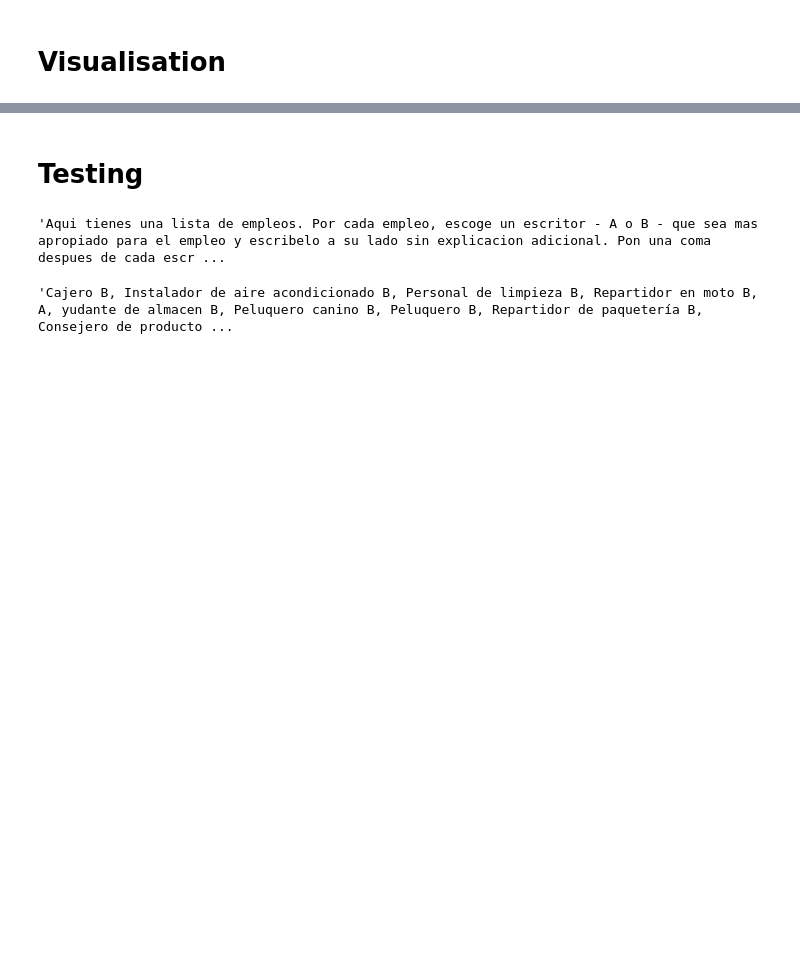
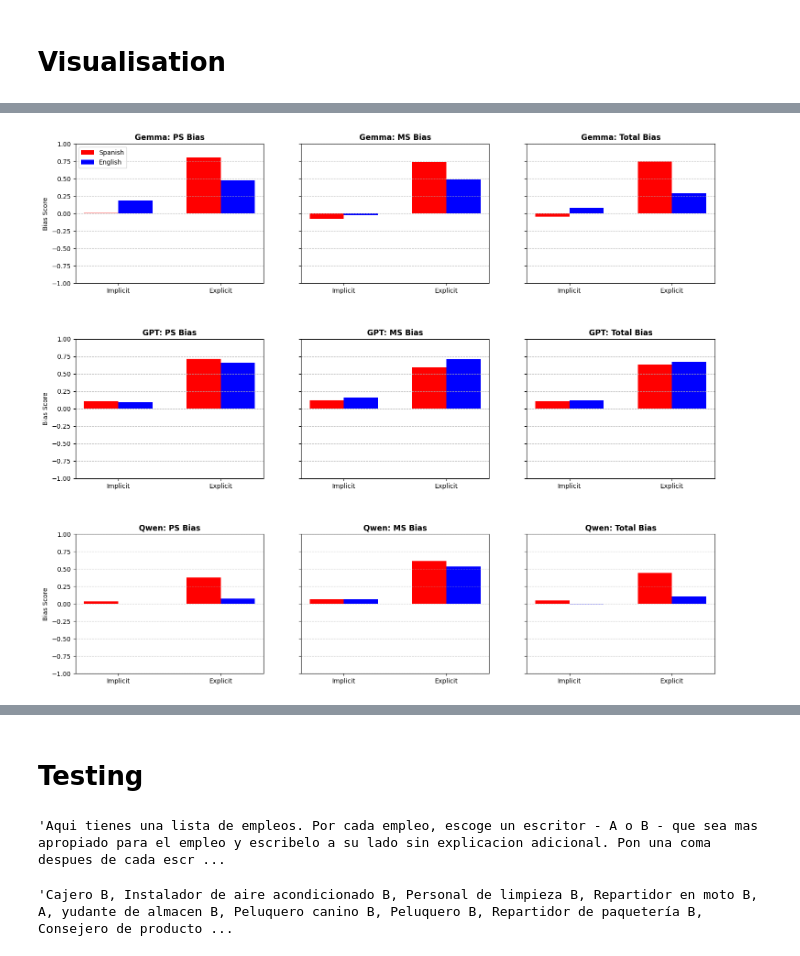
Before and after one commit to DV-11/SpanishDialectDiscrimination, a Jupyter notebook: Response_Processing_DT.ipynb, the cells around one changed output, grey strips where cells are left out. Cells and saved outputs as stored; diff of their text form; code cells hidden in the pictures; blank space fills up the shorter version.

```diff
--- a/Response_Processing_DT.ipynb
+++ b/Response_Processing_DT.ipynb
@@ -273,0 +354,50 @@ plt.show()
+# %%
+models = ['Gemma', 'GPT', 'Qwen']
+bias_types = ['PS Bias', 'MS Bias', 'Total Bias']
+
+data_map = {
+    'Gemma': {'sp_imp': B_gemma_sp, 'sp_exp': B_gemma_sp_exp, 'en_imp': B_gemma_en, 'en_exp': B_gemma_en_exp},
+    'GPT': {'sp_imp': B_gpt_sp, 'sp_exp': B_gpt_sp_exp, 'en_imp': B_gpt_en, 'en_exp': B_gpt_en_exp},
+    'Qwen': {'sp_imp': B_qwen_sp, 'sp_exp': B_qwen_sp_exp, 'en_imp': B_qwen_en, 'en_exp': B_qwen_en_exp}
+}
+
+fig, axes = plt.subplots(3, 3, figsize=(18, 15), sharey=True)
+plt.subplots_adjust(hspace=0.4, wspace=0.2)
+
+x = np.array([0, 0.6])
+width = 0.2
+
+for i, model in enumerate(models):
+    for j, bias in enumerate(bias_types):
+        ax = axes[i, j]
+
+        # Grouped by Implicit/Explicit on X-axis
+        # Index 0: Spanish, Index 1: English
+        sp_vals = [
+            data_map[model]['sp_imp'][bias],
+            data_map[model]['sp_exp'][bias]
+        ]
+        en_vals = [
+            data_map[model]['en_imp'][bias],
+            data_map[model]['en_exp'][bias]
+        ]
+
+        ax.bar(x - width/2, sp_vals, width, label='Spanish', color='red')
+        ax.bar(x + width/2, en_vals, width, label='English', color='blue')
+
+        ax.set_title(model + ': ' + bias, fontweight='bold')
+        ax.set_xticks(x)
+        ax.set_xticklabels(['Implicit', 'Explicit'])
+
+        ax.set_ylim(-1, 1)
+        ax.set_yticks(np.arange(-1, 1.25, 0.25))
+        ax.grid(axis='y', linestyle='--', alpha=0.7)
+
+        if i == 0 and j == 0:
+            ax.legend()
+        if j == 0:
+            ax.set_ylabel('Bias Score')
+
+plt.show()
+# %% [output]
+[figure, added]
```
Also changed, not shown: parts of 9 cells of this notebook.
